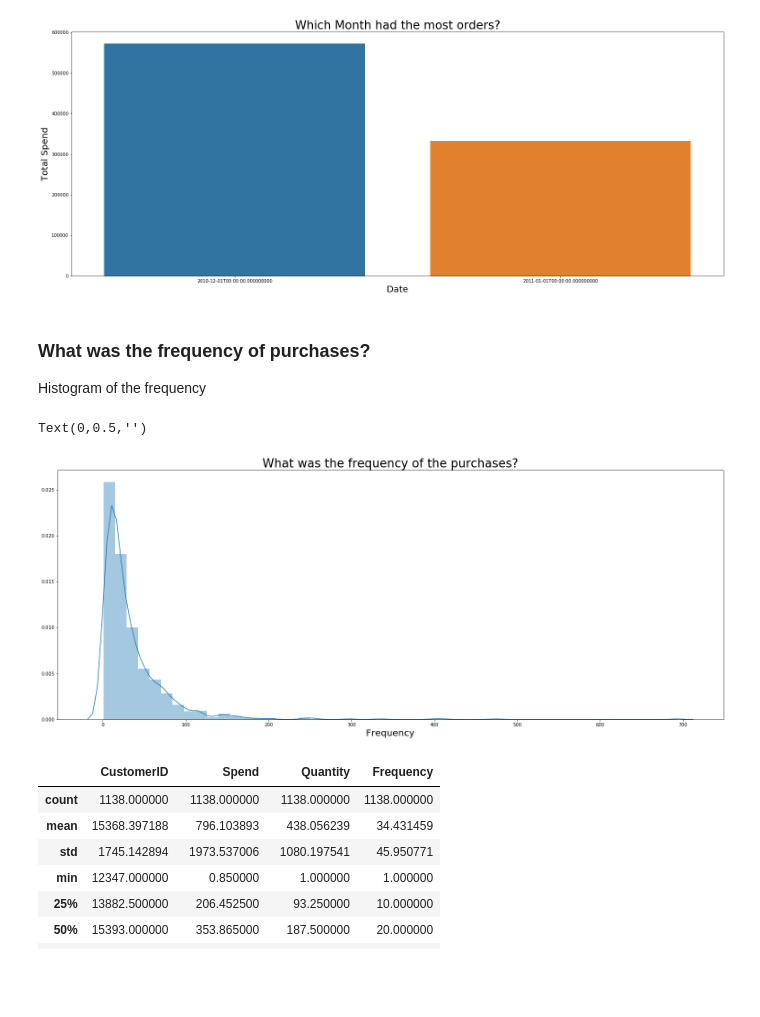
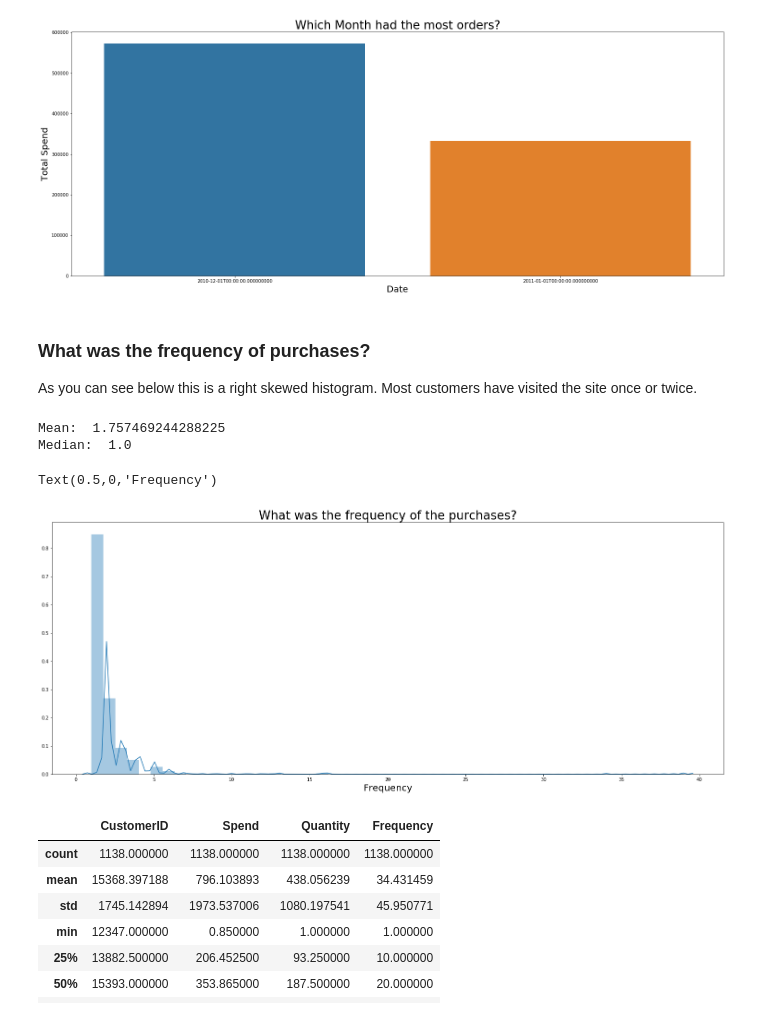
Before and after one commit to RitRa/Programming-Project-Dec-2018, a Jupyter notebook: Online Retail Data - Project 2018.ipynb, the cells around one changed output. Cells and saved outputs as stored; diff of their text form; code cells hidden in the pictures; blank space fills up the shorter version.

Commit message:
update to frequency

```diff
--- a/Online Retail Data - Project 2018.ipynb
+++ b/Online Retail Data - Project 2018.ipynb
@@ -323,8 +349,11 @@ plot
 Calculate the spend of each customer, the quantity and the frequency. Using pandas rename function to create new columns.
 https://pandas.pydata.org/pandas-docs/stable/generated/pandas.DataFrame.rename.html
 # %%
+# creating a new dataframe for bestcustomer
 bestcustomer = df.groupby('CustomerID', as_index=False).agg(
-    {"Total Spend": "sum", "Quantity":"sum", "InvoiceNo":"count"}).sort_values('Total Spend', ascending=False)
+    {"Total Spend": "sum", "Quantity":"sum", "InvoiceNo": pd.Series.nunique}).sort_values('Total Spend', ascending=False)
+
+# renaming the columns
 bestcustomer.rename(columns={'CustomerID':'CustomerID', "Total Spend": "Spend", 'Quantity':'Quantity', "InvoiceNo":"Frequency"}, inplace=True)
 bestcustomer.head(10)
 # %% [output]
@@ -411,24 +453,31 @@ plot.set_ylabel('Total Spend',fontsize=20)
 # %% [output]
 Text(0,0.5,'Total Spend')
 [figure]
-# %% [markdown]
-### What was the frequency of purchases?
-
-Histogram of the frequency
+# %% [markdown]
+### What was the frequency of purchases?
+
+As you can see below this is a right skewed histogram. Most customers have visited the site once or twice.
+# %%
+# checking the mean and median
+print("Mean: ", bestcustomer["Frequency"].mean())
+print("Median: ", bestcustomer["Frequency"].median())
+# %% [output]
+Mean:  1.757469244288225
+Median:  1.0
 # %%
+
 %matplotlib inline
 plt.figure(figsize=(26, 10))
 
 # Make a histogram of frequency
 plot= sns.distplot( bestcustomer["Frequency"] )
 #sns.plt.show()
 
 plot.set_title('What was the frequency of the purchases?',fontsize=26)
 plot.set_xlabel('Frequency',fontsize=20)
-plot.set_ylabel('',fontsize=20)
 # %% [output]
-Text(0,0.5,'')
+Text(0.5,0,'Frequency')
-[figure, old version]
+[figure, new version]
 # %%
 bestcustomer.describe()
 # %% [output]
```
Also changed, not shown: parts of 23 cells of this notebook, 1 other file.
